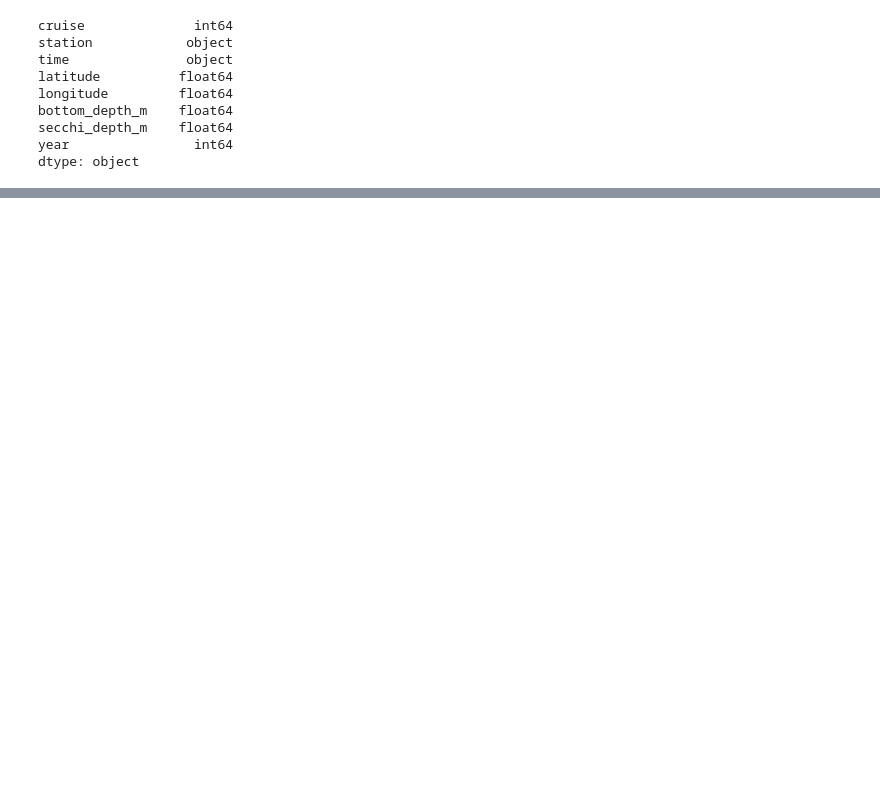
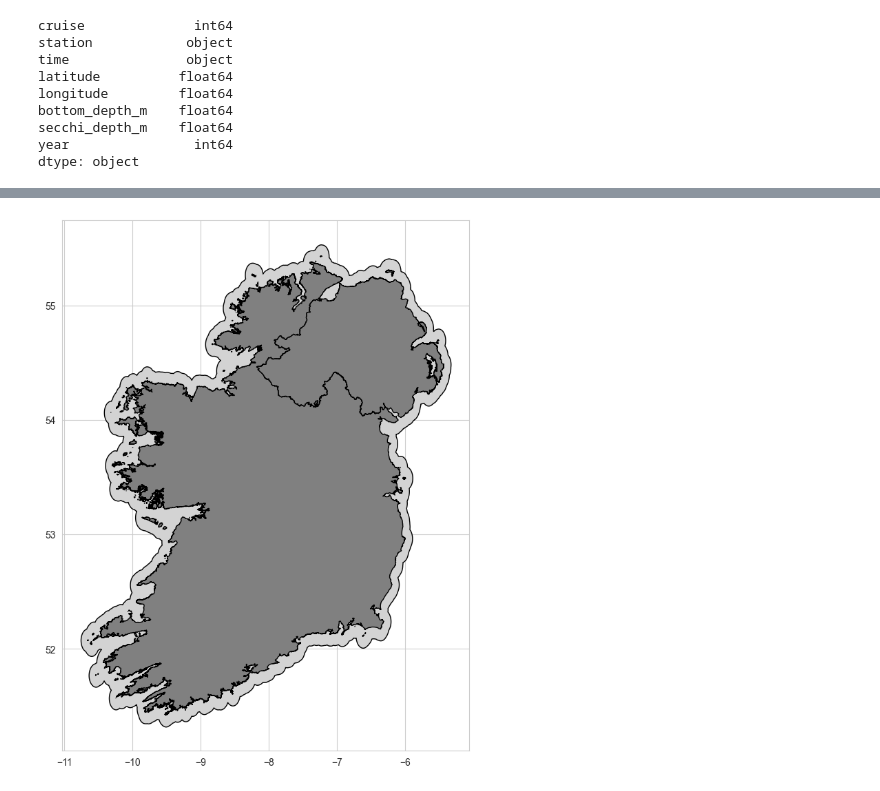
Before and after one commit to hannah-doran/ISOLUME_Doran, a Jupyter notebook: Analysis.ipynb, the cells around one changed output, grey strips where cells are left out. Saved outputs shown, nothing was run; the diff lists cells and outputs as text; code cells hidden in the pictures; blank space fills up the shorter version.

```diff
--- a/Analysis.ipynb
+++ b/Analysis.ipynb
@@ -920,0 +913,15 @@ plt.show()
+# %%
+## try to get this onto a map of Ireland using geopandas
+
+url = "https://geodata.ucdavis.edu/gadm/gadm4.1/shp/gadm41_IRL_shp.zip"
+uk_url = "https://geodata.ucdavis.edu/gadm/gadm4.1/shp/gadm41_GBR_shp.zip"
+
+ireland = gpd.read_file(url, layer="gadm41_IRL_0")
+
+uk = gpd.read_file(uk_url, layer="gadm41_GBR_0")
+uk_regions = gpd.read_file(uk_url, layer="gadm41_GBR_1")
+northern_ireland = uk_regions[uk_regions["NAME_1"] == "Northern Ireland"]
+island = gpd.GeoDataFrame(pd.concat([ireland, northern_ireland], ignore_index=True), crs="EPSG:4326")
+# %%
+buffer_degrees = 0.1
+## approximately coastal data
@@ -920,0 +933,12 @@ plt.show()
+# %%
+## create a buffer geodataframe
+buffer_gdf = gpd.GeoDataFrame(geometry=coast_buffer, crs="EPSG:4326").dissolve()
+# %%
+fig, ax = plt.subplots(figsize=(8, 10))
+
+buffer_gdf.plot(ax=ax, color="lightgray", edgecolor="black")
+island.plot(ax=ax, color='gray', edgecolor= 'black')
+
+plt.show()
+# %% [output]
+[figure, added]
```
Also changed, not shown: parts of 60 cells of this notebook, 6 other files.
